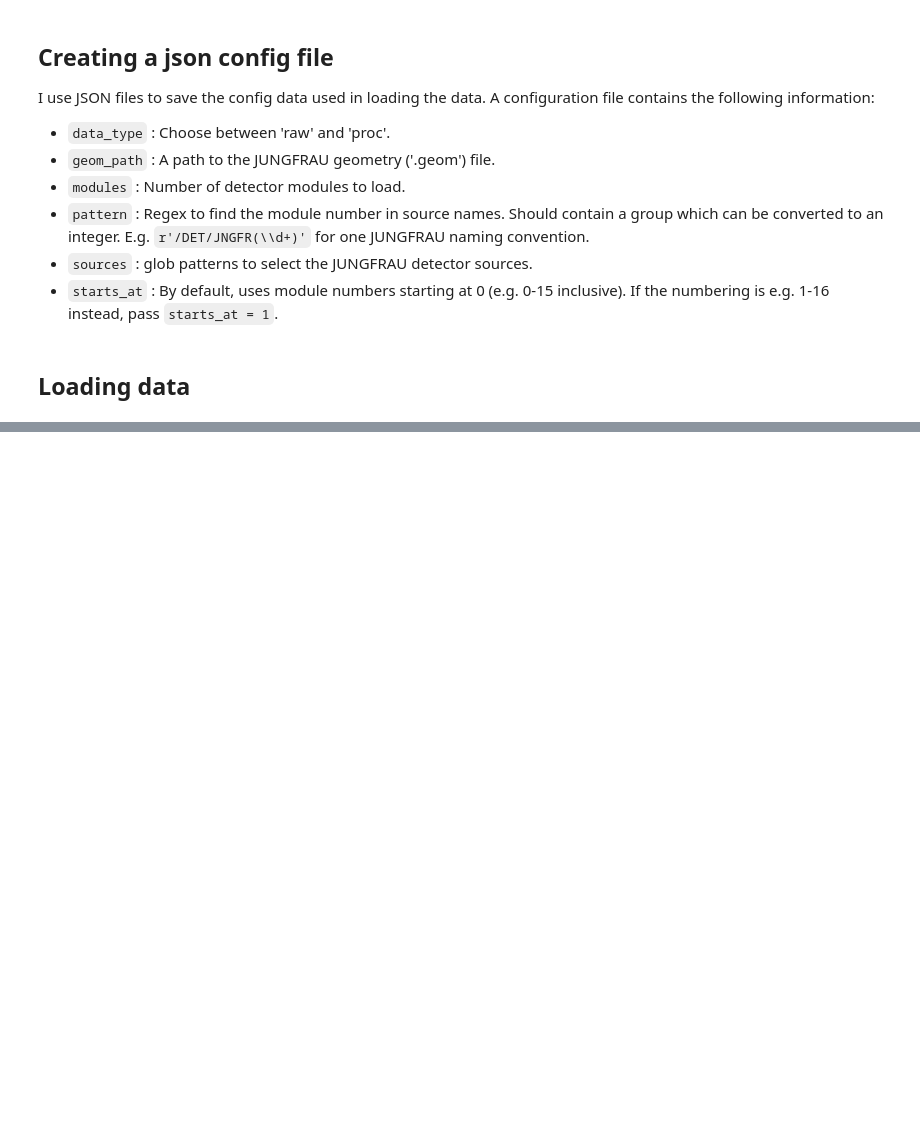
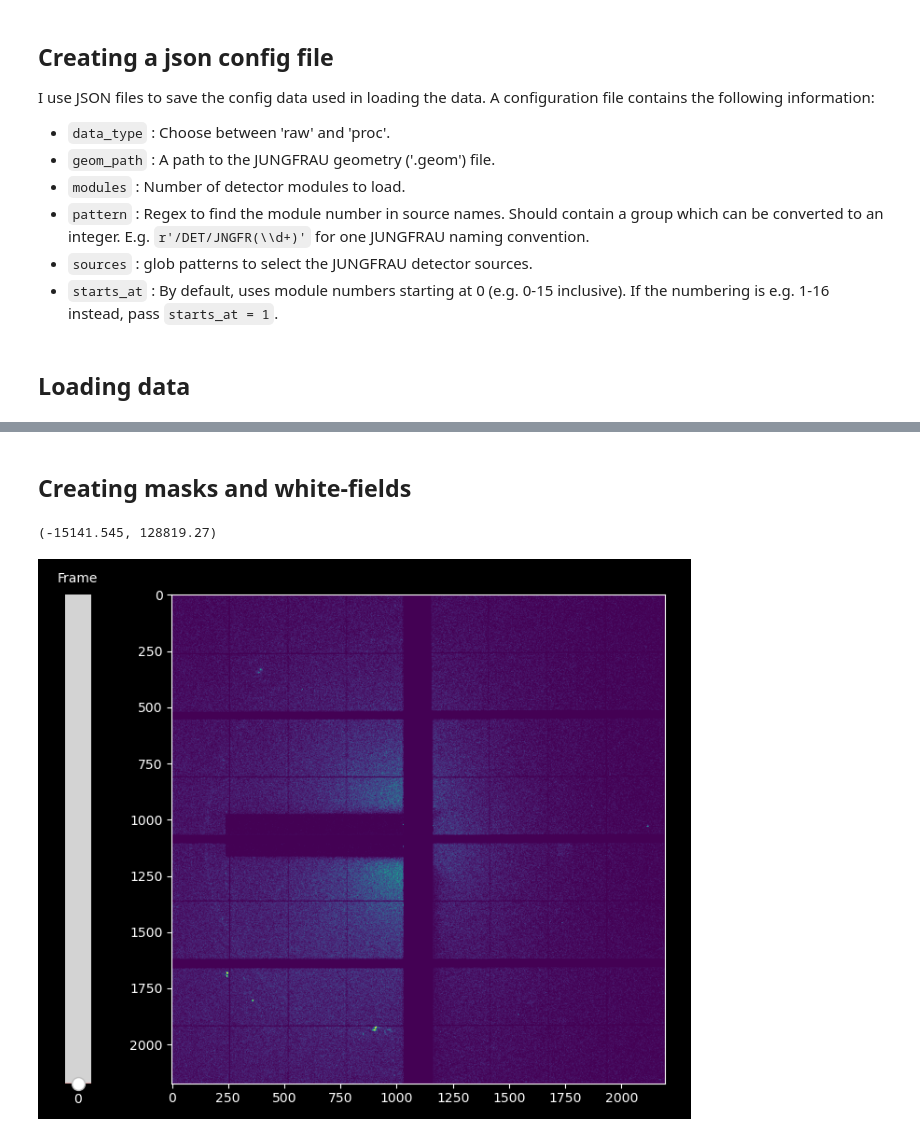
Before and after one commit to FXIhub/xfel4456, a Jupyter notebook: offline/XFEL_data_utilities.ipynb, the cells around one changed output, grey strips where cells are left out. Drawn from its saved outputs; the diff is of its cells as text; code cells hidden in the pictures; blank space fills up the shorter version.

```diff
--- a/offline/XFEL_data_utilities.ipynb
+++ b/offline/XFEL_data_utilities.ipynb
@@ -53,7 +57,7 @@ with open('configs/adc_only.json', 'r') as file:
 ## Loading data
 # %%
 # Select run number
-run_num = 15
+run_num = 56
 
 # Open run with extra_data
 run = open_run(proposal=config['proposal'], run=run_num, data=config['data_type'])
@@ -63,8 +67,4 @@ sel = run.select(config['sources'])
 trains = sel.train_ids[::10]
 
 # Load trains
-data = load_trains(sel, trains, config)
-
-# OR load trains concurrently (will work faster ONLY when the ammount of data
-# loaded is comparatively low)
-data = load_trains_pool(sel, trains, config, stacked=False, roi=(1000, 1750, 500, 1250), processes=64)
+data = load_trains(sel, trains, config, assembled=False)
@@ -74,0 +75,8 @@ data['assembled']['data.adc'].shape
+# %% [markdown]
+## Creating masks and white-fields
+# %%
+stacked = data['stacked']['data.adc']
+
+stacked.min(), stacked.max()
+# %% [output]
+(-15141.545, 128819.27)
@@ -74,0 +94,20 @@ data['assembled']['data.adc'].shape
+# %%
+%matplotlib widget
+fig, ax = plt.subplots(1, 2, figsize=(7, 6), gridspec_kw={'width_ratios': [0.1, 1.0]})
+
+slider = Slider(ax=ax[0], label='Frame', valmin=0, valmax=frames.shape[0],
+                valstep=np.arange(0, frames.shape[0]),
+                valinit=0, orientation="vertical")
+
+im = ax[1].imshow(frames[0], vmin=0.0, vmax=50.0)
+
+def update(val):
+    im.set_data(frames[slider.val])
+    fig.canvas.draw_idle()
+
+slider.on_changed(update)
+
+fig.tight_layout()
+plt.show()
+# %% [output]
+[figure, added]
```
Also changed, not shown: parts of 12 cells of this notebook, 1 other file.
